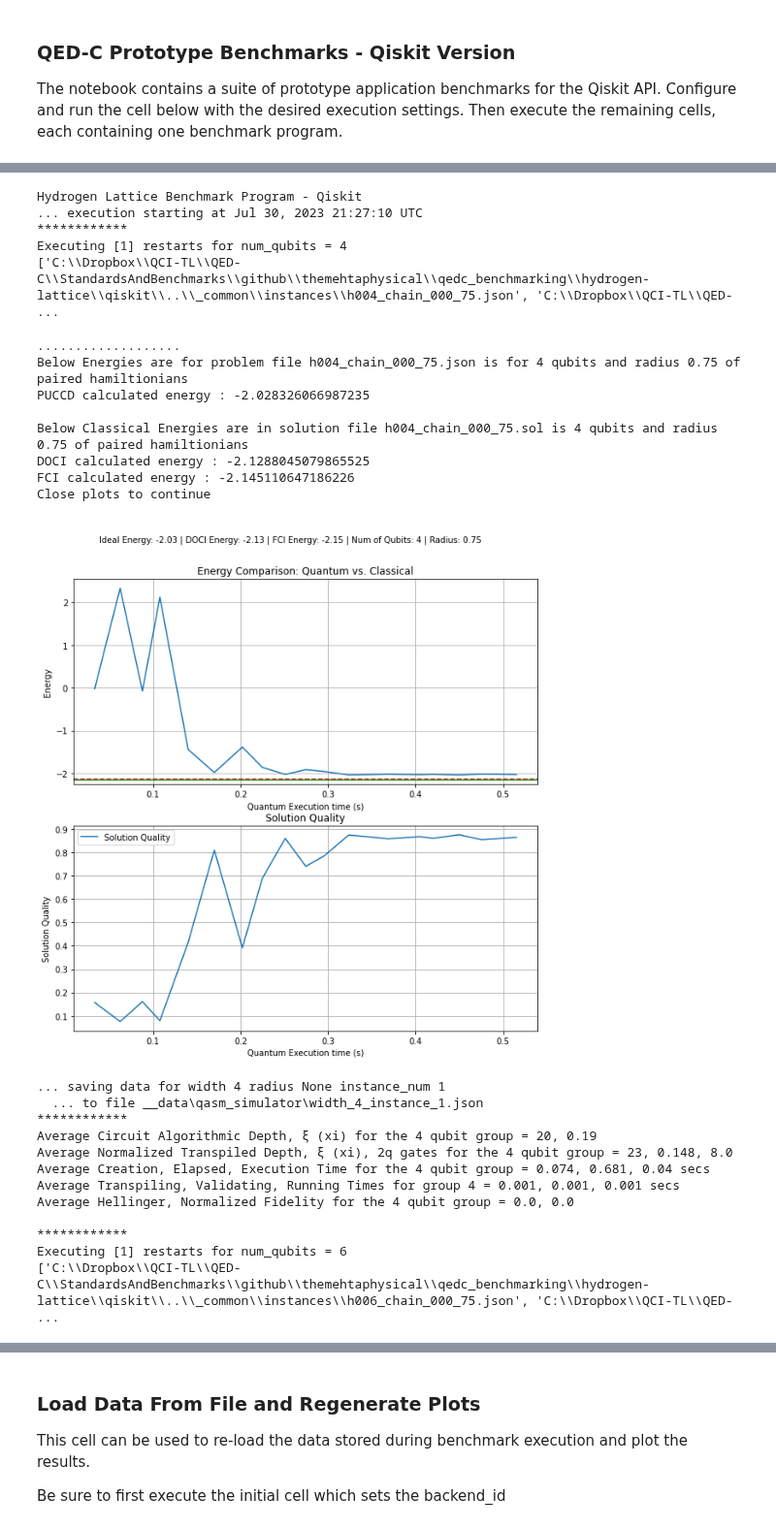
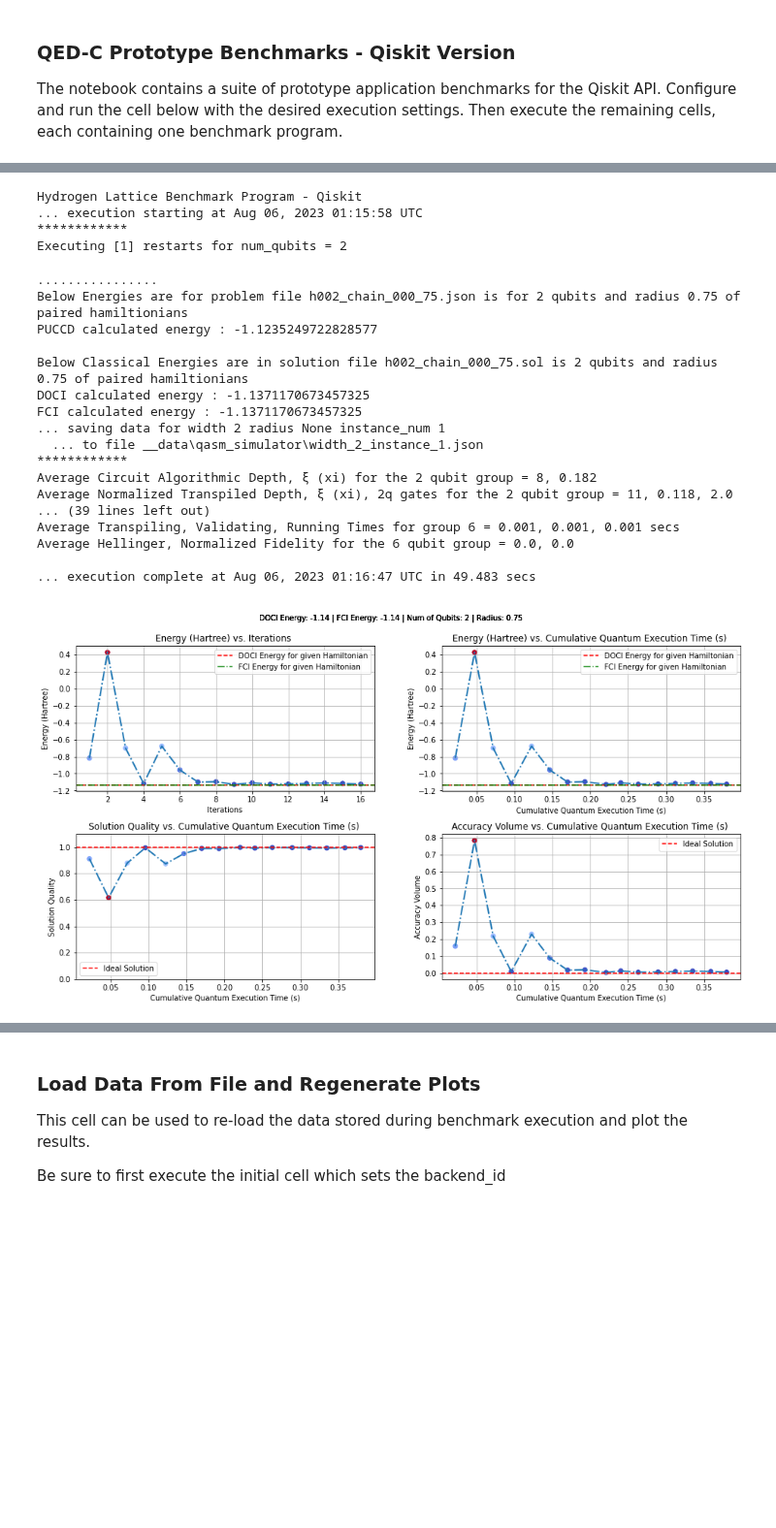
Before and after one commit to SRI-International/QC-App-Oriented-Benchmarks, a Jupyter notebook: hydrogen-lattice/qiskit/benchmarks-qiskit-add-hydrogen-lattice.ipynb, the cells around one changed output, grey strips where cells are left out. Shown at 97% size. Saved outputs shown, nothing was run; the diff lists cells and outputs as text; code cells hidden in the pictures; blank space fills up the shorter version.

```diff
--- a/hydrogen-lattice/qiskit/benchmarks-qiskit-add-hydrogen-lattice.ipynb
+++ b/hydrogen-lattice/qiskit/benchmarks-qiskit-add-hydrogen-lattice.ipynb
@@ -4,7 +4,7 @@ The notebook contains a suite of prototype application benchmarks for the Qiskit
 Configure and run the cell below with the desired execution settings.
 Then execute the remaining cells, each containing one benchmark program.
 # %%
-min_qubits=4
+min_qubits=2
 max_qubits=6
 max_circuits=1
 num_shots=1000
@@ -25,7 +25,8 @@ exec_options = None
 
 # # *** This example shows how to specify the backend using a known "backend_id"
 # # Use 'sabre' layout for IBM backends
-# exec_options = { "optimization_level":3, "layout_method":'sabre', "routing_method":'sabre' }
+# exec_options = { "optimization_level":3, "layout_method":'sabre', "routing_method":'sabre',
+#                   "use_sessions":False, "resilience_level":1}
 # backend_id="ibmq_belem"
 
 # # *** Here's an example of using a typical custom provider backend (e.g. AQT simulator)
@@ -96,50 +93,39 @@ Average Hellinger, Normalized Fidelity for the 6 qubit group = 1.0, 1.0
 # %%
 import sys
 sys.path.insert(1, "hydrogen-lattice/qiskit")
 import hydrogen_lattice_benchmark
 
-# set noise to None for testing
-# import execute
-# execute.set_noise_model(None)
-
 # execute and display options
-objective_func_type = 'solution_quality'
 score_metric=['solution_quality', 'accuracy_volume']
 x_metric=['cumulative_elapsed_time', 'cumulative_exec_time']
-
-# Note: the plots produced by this benchmark only use the last of the problems at each width
 
 hydrogen_lattice_benchmark.run(
     min_qubits=min_qubits, max_qubits=max_qubits, max_circuits=max_circuits, num_shots=num_shots,
     method=2, radius=None, do_fidelities=False, parameterized=False, max_iter=30,
     score_metric=score_metric, x_metric=x_metric, save_res_to_file=True, comfort=True,
     backend_id=backend_id, provider_backend=provider_backend,
     hub=hub, group=group, project=project, exec_options=exec_options
 )
 # %% [output]
 Hydrogen Lattice Benchmark Program - Qiskit
-... execution starting at Jul 30, 2023 21:27:10 UTC
+... execution starting at Aug 06, 2023 01:15:58 UTC
 ************
-Executing [1] restarts for num_qubits = 4
-['C:\\Dropbox\\QCI-TL\\QED-C\\StandardsAndBenchmarks\\github\\themehtaphysical\\qedc_benchmarking\\hydrogen-lattice\\qiskit\\..\\_common\\instances\\h004_chain_000_75.json', 'C:\\Dropbox\\QCI-TL\\QED- ...
+Executing [1] restarts for num_qubits = 2
-...................
-Below Energies are for problem file h004_chain_000_75.json is for 4 qubits and radius 0.75 of paired hamiltionians
-PUCCD calculated energy : -2.028326066987235
+................
+Below Energies are for problem file h002_chain_000_75.json is for 2 qubits and radius 0.75 of paired hamiltionians
+PUCCD calculated energy : -1.1235249722828577
 
-Below Classical Energies are in solution file h004_chain_000_75.sol is 4 qubits and radius 0.75 of paired hamiltionians
-DOCI calculated energy : -2.1288045079865525
-FCI calculated energy : -2.145110647186226
-Close plots to continue
+Below Classical Energies are in solution file h002_chain_000_75.sol is 2 qubits and radius 0.75 of paired hamiltionians
+DOCI calculated energy : -1.1371170673457325
+FCI calculated energy : -1.1371170673457325
+... saving data for width 2 radius None instance_num 1
+  ... to file __data\qasm_simulator\width_2_instance_1.json
+************
+Average Circuit Algorithmic Depth, ξ (xi) for the 2 qubit group = 8, 0.182
+Average Normalized Transpiled Depth, ξ (xi), 2q gates for the 2 qubit group = 11, 0.118, 2.0
+... (39 lines left out)
+Average Transpiling, Validating, Running Times for group 6 = 0.001, 0.001, 0.001 secs
+Average Hellinger, Normalized Fidelity for the 6 qubit group = 0.0, 0.0
+
+... execution complete at Aug 06, 2023 01:16:47 UTC in 49.483 secs
-[figure, old version]
+[figure, new version]
-... saving data for width 4 radius None instance_num 1
-  ... to file __data\qasm_simulator\width_4_instance_1.json
-************
-Average Circuit Algorithmic Depth, ξ (xi) for the 4 qubit group = 20, 0.19
-Average Normalized Transpiled Depth, ξ (xi), 2q gates for the 4 qubit group = 23, 0.148, 8.0
-Average Creation, Elapsed, Execution Time for the 4 qubit group = 0.074, 0.681, 0.04 secs
-Average Transpiling, Validating, Running Times for group 4 = 0.001, 0.001, 0.001 secs
-Average Hellinger, Normalized Fidelity for the 4 qubit group = 0.0, 0.0
-
-************
-Executing [1] restarts for num_qubits = 6
-['C:\\Dropbox\\QCI-TL\\QED-C\\StandardsAndBenchmarks\\github\\themehtaphysical\\qedc_benchmarking\\hydrogen-lattice\\qiskit\\..\\_common\\instances\\h006_chain_000_75.json', 'C:\\Dropbox\\QCI-TL\\QED- ...
```
Also changed, not shown: parts of 6 cells of this notebook, 2 other files.
